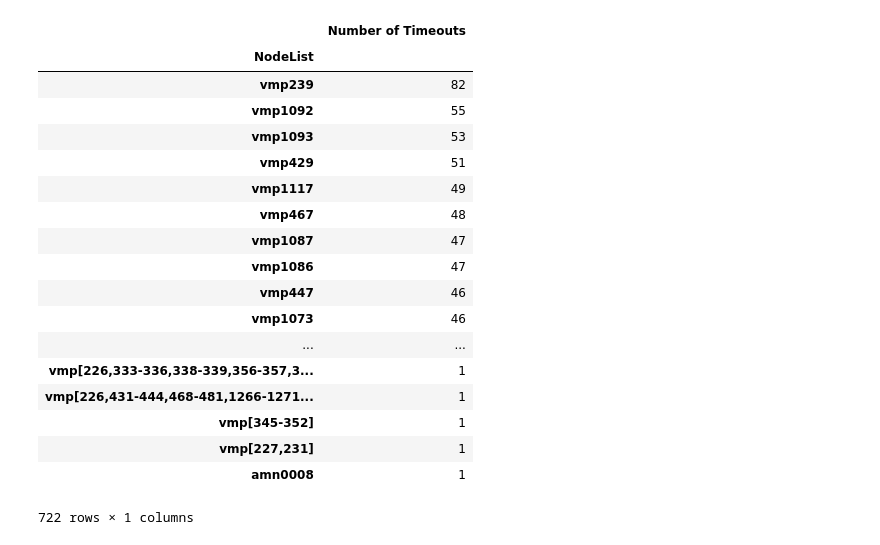
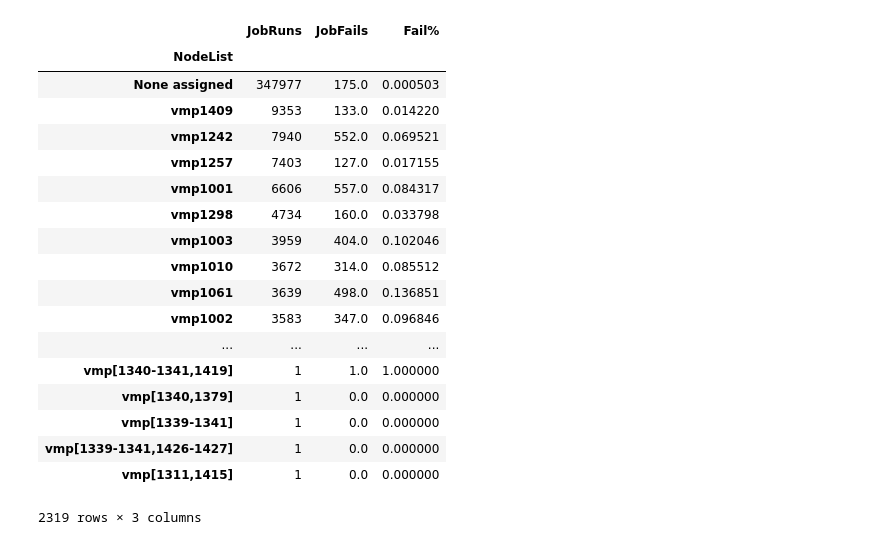
Before and after one commit to alexetalbott/data-question-2-accre-alex, a Jupyter notebook: accre_production.ipynb, the cells around one changed output. Saved outputs shown, nothing was run; the diff lists cells and outputs as text; code cells hidden in the pictures.

```diff
--- a/accre_production.ipynb
+++ b/accre_production.ipynb
@@ -152,0 +285,3 @@ node_timeout_totals = node_timeout_totals.rename({"JobID":"Number of Timeouts"},
+# %%
+node_fails_table = pd.merge(jobs_per_node,fails_per_node,on='NodeList',how='left')
+node_fails_table.head()
@@ -152,0 +296,5 @@ node_timeout_totals = node_timeout_totals.rename({"JobID":"Number of Timeouts"},
+# %%
+node_fails_table = node_fails_table.rename({'JobID_x':'JobRuns','JobID_y':'JobFails'},axis=1)
+# %%
+#fill NA of JobFails with 0
+node_fails_table['JobFails'] = node_fails_table.JobFails.fillna(0)
@@ -153,22 +321,24 @@ node_timeout_totals = node_timeout_totals.rename({"JobID":"Number of Timeouts"},
+# %%
+node_fails_table['Fail%'] = node_fails_table.JobFails/node_fails_table.JobRuns
 # %%
-node_timeout_totals.sort_values('Number of Timeouts',ascending=False)
+node_fails_table.sort_values(by='JobRuns', ascending=False)
 # %% [output]
-|  | Number of Timeouts |
-| NodeList |  |
-| vmp239 | 82 |
-| vmp1092 | 55 |
-| vmp1093 | 53 |
-| vmp429 | 51 |
-| vmp1117 | 49 |
-| vmp467 | 48 |
-| vmp1087 | 47 |
-| vmp1086 | 47 |
-| vmp447 | 46 |
-| vmp1073 | 46 |
-| ... | ... |
-| vmp[226,333-336,338-339,356-357,3... | 1 |
-| vmp[226,431-444,468-481,1266-1271... | 1 |
-| vmp[345-352] | 1 |
-| vmp[227,231] | 1 |
-| amn0008 | 1 |
+|  | JobRuns | JobFails | Fail% |
+| NodeList |  |  |  |
+| None assigned | 347977 | 175.0 | 0.000503 |
+| vmp1409 | 9353 | 133.0 | 0.014220 |
+| vmp1242 | 7940 | 552.0 | 0.069521 |
+| vmp1257 | 7403 | 127.0 | 0.017155 |
+| vmp1001 | 6606 | 557.0 | 0.084317 |
+| vmp1298 | 4734 | 160.0 | 0.033798 |
+| vmp1003 | 3959 | 404.0 | 0.102046 |
+| vmp1010 | 3672 | 314.0 | 0.085512 |
+| vmp1061 | 3639 | 498.0 | 0.136851 |
+| vmp1002 | 3583 | 347.0 | 0.096846 |
+| ... | ... | ... | ... |
+| vmp[1340-1341,1419] | 1 | 1.0 | 1.000000 |
+| vmp[1340,1379] | 1 | 0.0 | 0.000000 |
+| vmp[1339-1341] | 1 | 0.0 | 0.000000 |
+| vmp[1339-1341,1426-1427] | 1 | 0.0 | 0.000000 |
+| vmp[1311,1415] | 1 | 0.0 | 0.000000 |
-722 rows × 1 columns
+2319 rows × 3 columns
```
Also changed, not shown: parts of 36 cells of this notebook.
